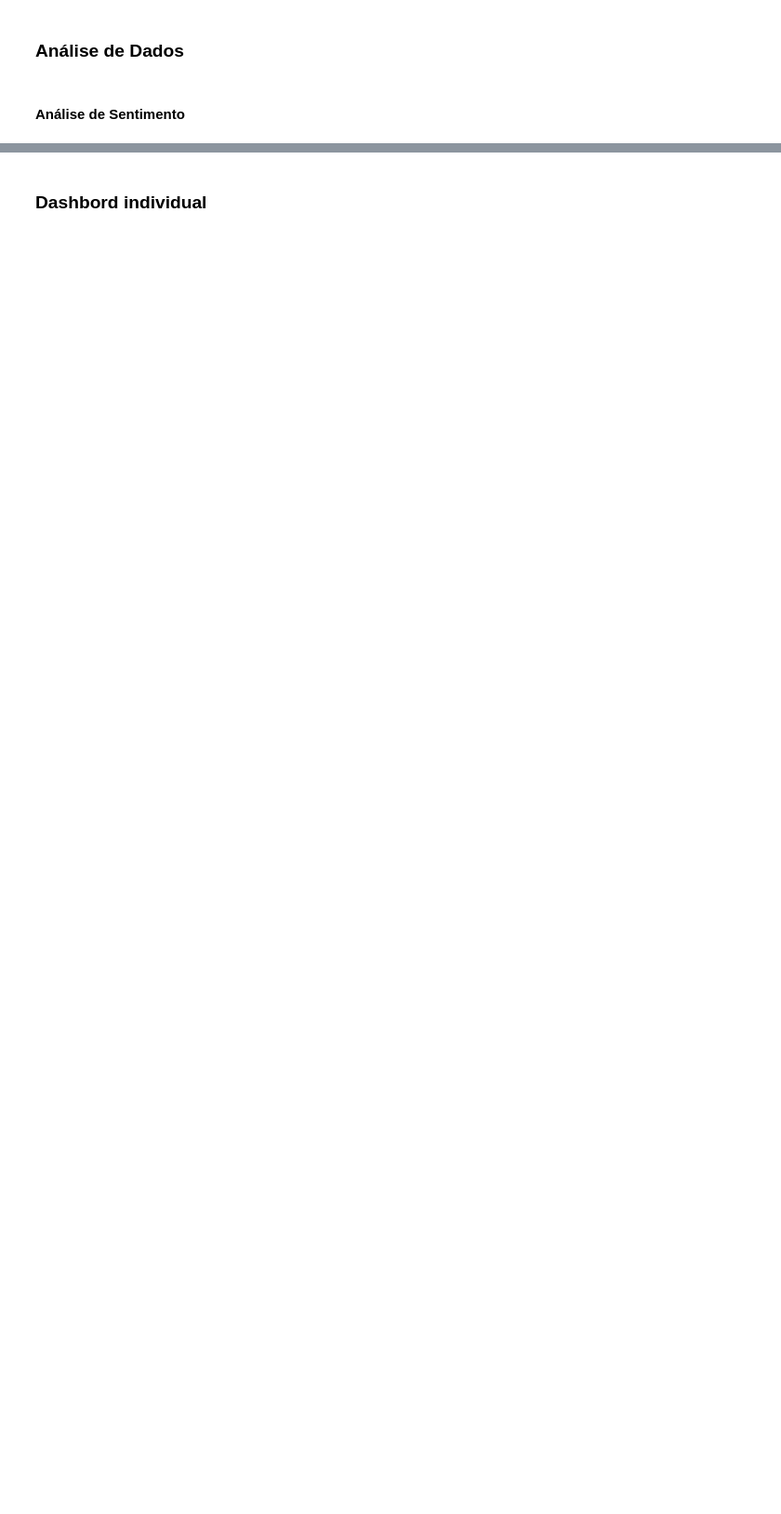
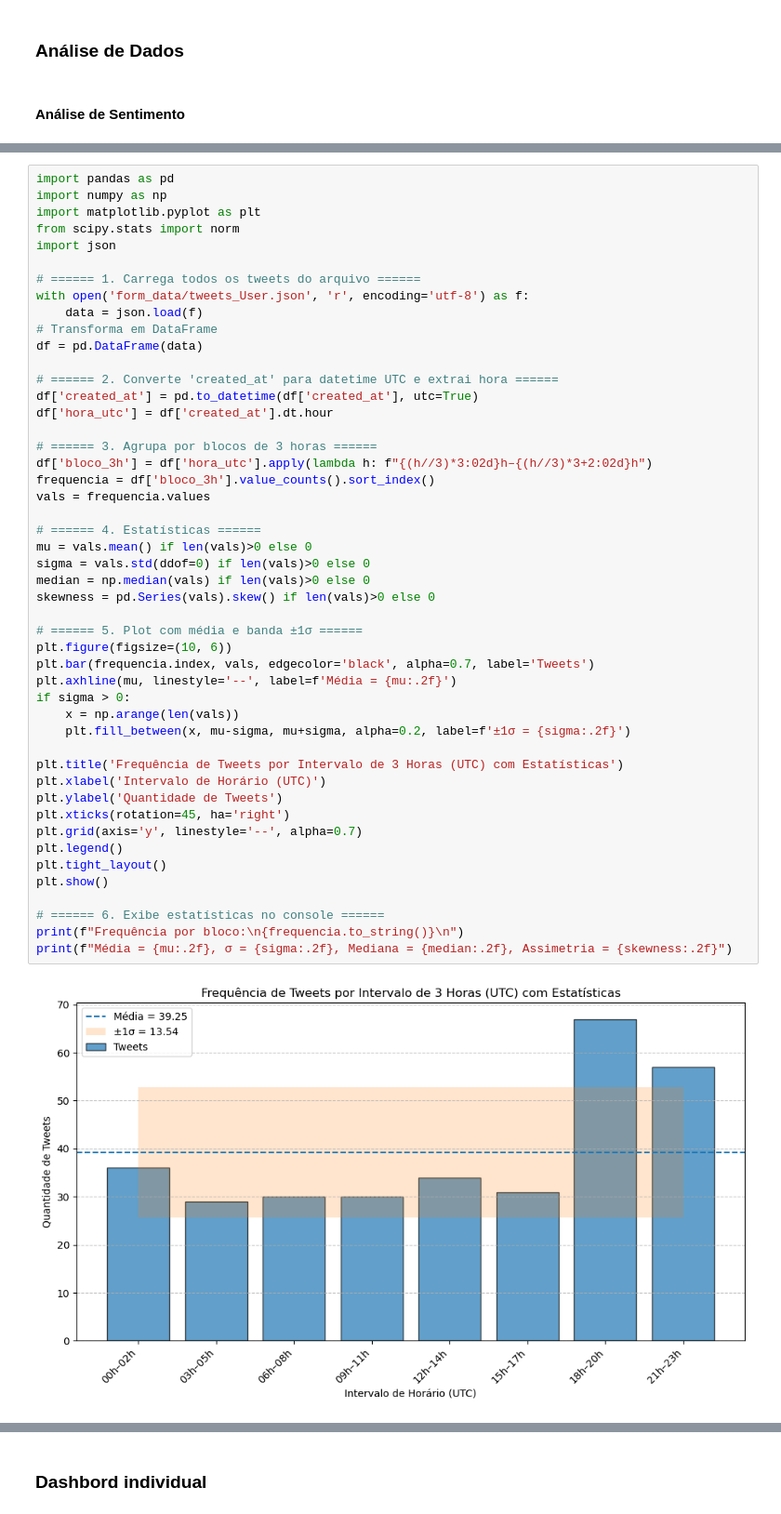
Before and after one commit to LMolinaro01/FURIA_KnowYourFan, a Jupyter notebook: Analise_Individual.ipynb, the cells around one changed output, grey strips where cells are left out. Shown at 93% size. Saved outputs shown, nothing was run; the diff lists cells and outputs as text; blank space fills up the shorter version.

Commit message:
Frequência de Tweets (Intervalo de 3h) - Melhorado

```diff
--- a/Analise_Individual.ipynb
+++ b/Analise_Individual.ipynb
@@ -706,0 +708,50 @@ Device set to use cpu
+# %%
+import pandas as pd
+import numpy as np
+import matplotlib.pyplot as plt
+from scipy.stats import norm
+import json
+
+# ====== 1. Carrega todos os tweets do arquivo ======
+with open('form_data/tweets_User.json', 'r', encoding='utf-8') as f:
+    data = json.load(f)
+# Transforma em DataFrame
+df = pd.DataFrame(data)
+
+# ====== 2. Converte 'created_at' para datetime UTC e extrai hora ======
+df['created_at'] = pd.to_datetime(df['created_at'], utc=True)
+df['hora_utc'] = df['created_at'].dt.hour
+
+# ====== 3. Agrupa por blocos de 3 horas ======
+df['bloco_3h'] = df['hora_utc'].apply(lambda h: f"{(h//3)*3:02d}h–{(h//3)*3+2:02d}h")
+frequencia = df['bloco_3h'].value_counts().sort_index()
+vals = frequencia.values
+
+# ====== 4. Estatísticas ======
+mu = vals.mean() if len(vals)>0 else 0
+sigma = vals.std(ddof=0) if len(vals)>0 else 0
+median = np.median(vals) if len(vals)>0 else 0
+skewness = pd.Series(vals).skew() if len(vals)>0 else 0
+
+# ====== 5. Plot com média e banda ±1σ ======
+plt.figure(figsize=(10, 6))
+plt.bar(frequencia.index, vals, edgecolor='black', alpha=0.7, label='Tweets')
+plt.axhline(mu, linestyle='--', label=f'Média = {mu:.2f}')
+if sigma > 0:
+    x = np.arange(len(vals))
+    plt.fill_between(x, mu-sigma, mu+sigma, alpha=0.2, label=f'±1σ = {sigma:.2f}')
+
+plt.title('Frequência de Tweets por Intervalo de 3 Horas (UTC) com Estatísticas')
+plt.xlabel('Intervalo de Horário (UTC)')
+plt.ylabel('Quantidade de Tweets')
+plt.xticks(rotation=45, ha='right')
+plt.grid(axis='y', linestyle='--', alpha=0.7)
+plt.legend()
+plt.tight_layout()
+plt.show()
+
+# ====== 6. Exibe estatísticas no console ======
+print(f"Frequência por bloco:\n{frequencia.to_string()}\n")
+print(f"Média = {mu:.2f}, σ = {sigma:.2f}, Mediana = {median:.2f}, Assimetria = {skewness:.2f}")
+# %% [output]
+[figure, added]
```
Also changed, not shown: parts of 3 cells of this notebook.
